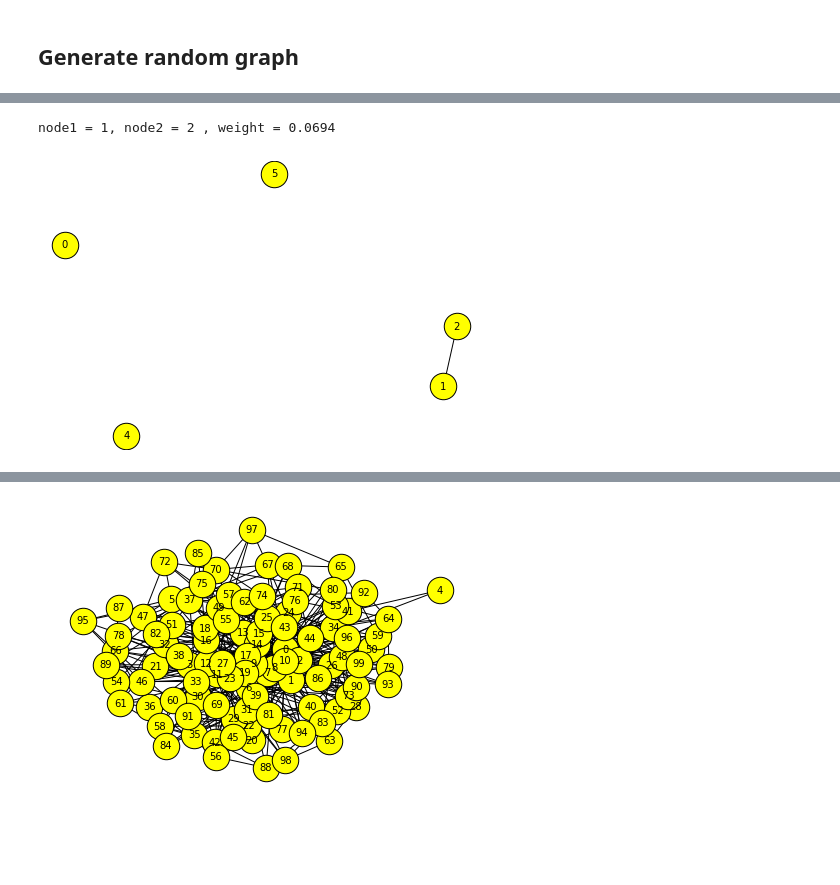
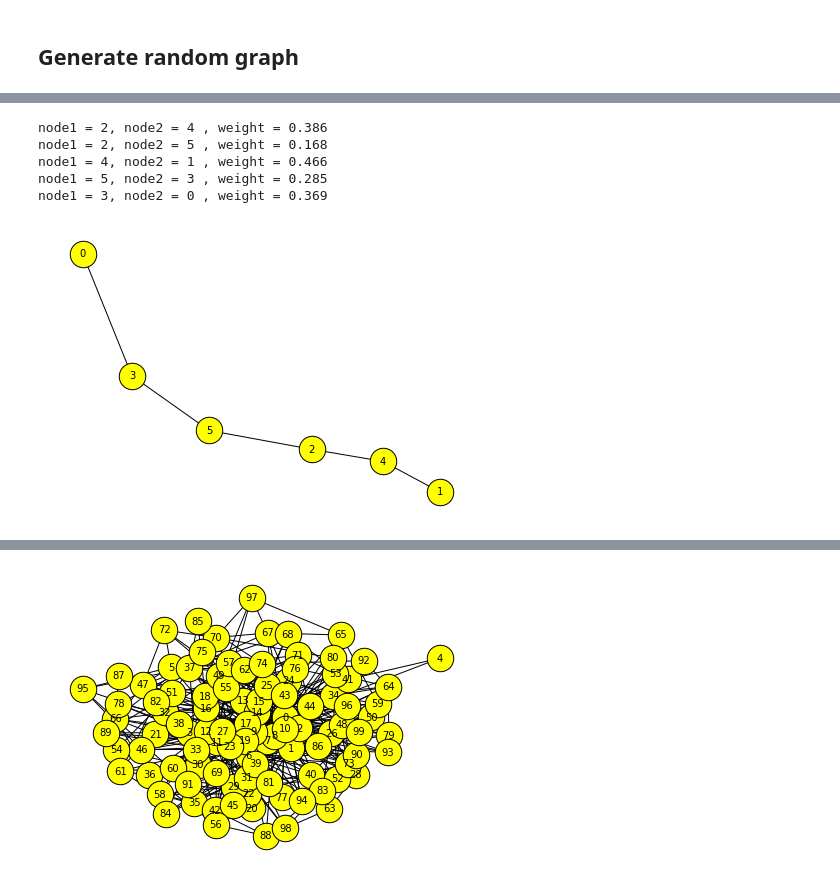
Before and after one commit to erelsgl-at-ariel/research-5782, a Jupyter notebook: 06-python-numstack/code/5.networkX.ipynb, the cells around one changed output, grey strips where cells are left out. Drawn from its saved outputs; the diff is of its cells as text; code cells hidden in the pictures; blank space fills up the shorter version.

```diff
--- a/06-python-numstack/code/5.networkX.ipynb
+++ b/06-python-numstack/code/5.networkX.ipynb
@@ -173,14 +173,18 @@ node1 = 5, node2 = 8 , weight = 0.617
 # %%
 '''
 subgraph(G, nbunch)
     Returns the subgraph induced on nodes in nbunch.
 '''
-G_sub = nx.subgraph(G,list(range(6)))
-print_graph(G_sub)
-nx.draw(G_sub,  **draw_options)
+H_sub = nx.subgraph(H,list(range(6)))
+print_graph(H_sub)
+nx.draw(H_sub,  **draw_options)
 # %% [output]
-node1 = 1, node2 = 2 , weight = 0.0694
+node1 = 2, node2 = 4 , weight = 0.386
+node1 = 2, node2 = 5 , weight = 0.168
+node1 = 4, node2 = 1 , weight = 0.466
+node1 = 5, node2 = 3 , weight = 0.285
+node1 = 3, node2 = 0 , weight = 0.369
-[figure, old version]
+[figure, new version]
 # %%
 GC = nx.complement(G)  # every non-edge becomes an edge and vice-versa
 nx.draw(GC,  **draw_options)
```
Also changed, not shown: parts of 23 cells of this notebook, 27 other files.
